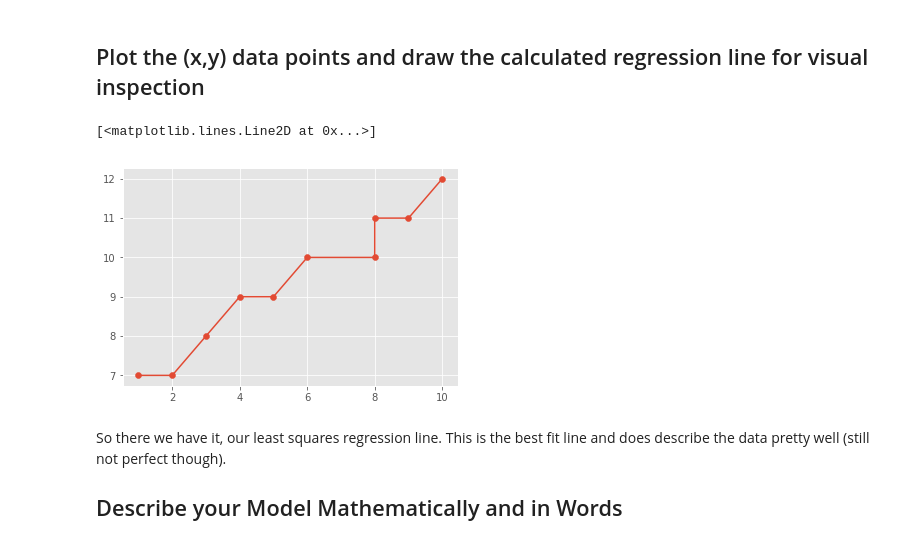
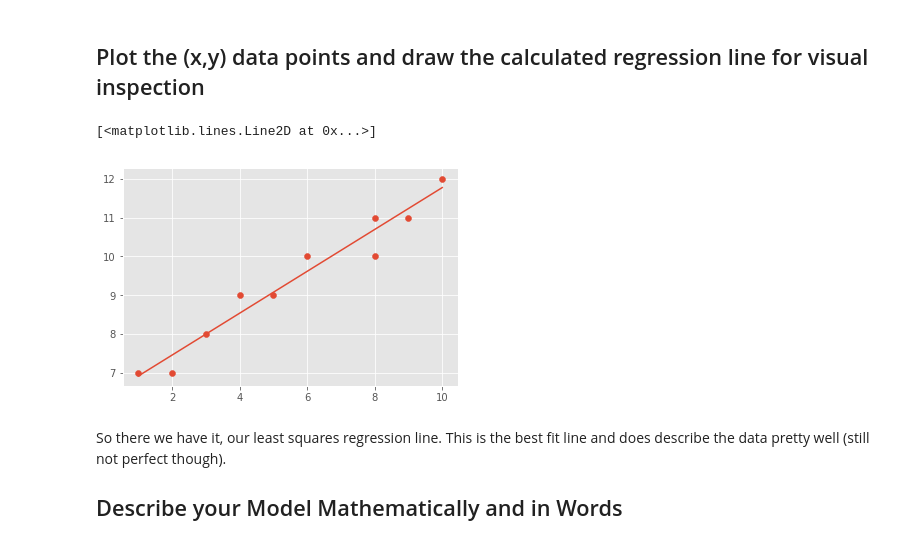
Before and after one commit to ThoaShook/dsc-simple-linear-regression-lab-atlanta-ds-062419, a Jupyter notebook: index.ipynb, the cells around one changed output. Saved outputs shown, nothing was run; the diff lists cells and outputs as text; code cells hidden in the pictures.

```diff
--- a/index.ipynb
+++ b/index.ipynb
@@ -48,9 +48,3 @@ plt.scatter(X,Y)
 # %% [output]
 <matplotlib.collections.PathCollection at 0x...>
 [figure]
-# %%
-# Your observations about relationship in X and Y
-
-Y= 7 when X = .5 to 2. When x = 2:4 y increase from 7: 9
-
-#
@@ -121,10 +120,10 @@ regression_line = reg_line(m,c,X)
 # %%
 # Plot data and regression line
 plt.scatter(X,Y)
-plt.plot(X, )
+plt.plot(X,regression_line)
 # %% [output]
 [<matplotlib.lines.Line2D at 0x...>]
-[figure, old version]
+[figure, new version]
 # %% [markdown]
 So there we have it, our least squares regression line. This is the best fit line and does describe the data pretty well (still not perfect though).
 
```
Also changed, not shown: parts of 1 cell of this notebook.
